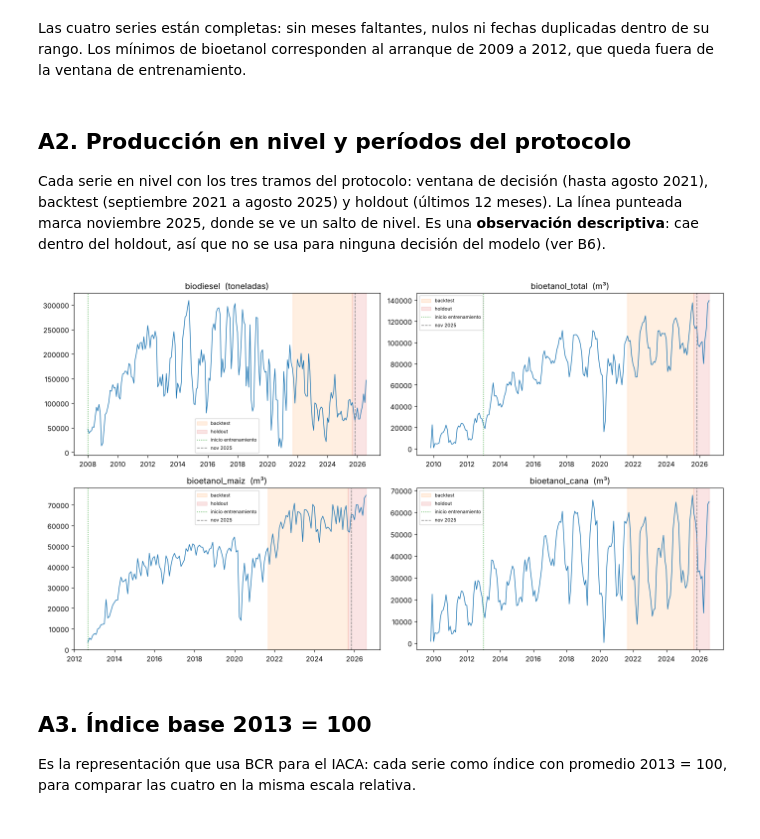
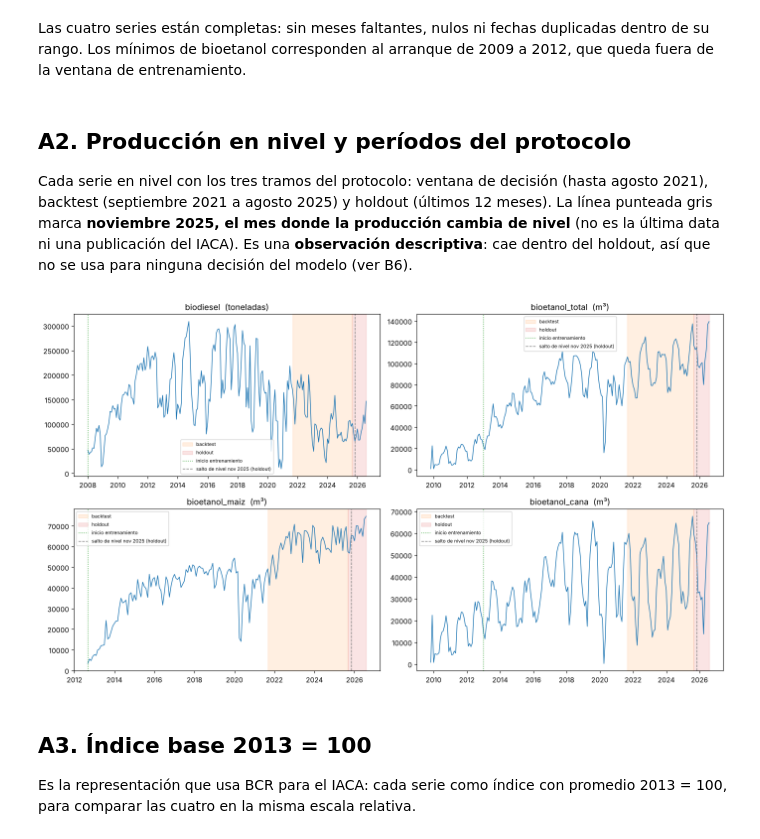
Before and after one commit to Lab2-BCR-UCA/Lab2-BCR, a Jupyter notebook: notebooks/eda_produccion.ipynb, the cells around one changed output. Drawn from its saved outputs; the diff is of its cells as text; code cells hidden in the pictures.

Commit message:
SCRUM-45: aclara el salto de nov 2025 en A2 y saca los tests con tendencia sobre Δlog

```diff
--- a/notebooks/eda_produccion.ipynb
+++ b/notebooks/eda_produccion.ipynb
@@ -119,23 +119,24 @@ arranque de 2009 a 2012, que queda fuera de la ventana de entrenamiento.
 
 Cada serie en nivel con los tres tramos del protocolo: ventana de decisión
 (hasta agosto 2021), backtest (septiembre 2021 a agosto 2025) y holdout
-(últimos 12 meses). La línea punteada marca noviembre 2025, donde se ve un
-salto de nivel. Es una **observación descriptiva**: cae dentro del holdout,
-así que no se usa para ninguna decisión del modelo (ver B6).
+(últimos 12 meses). La línea punteada gris marca **noviembre 2025, el mes
+donde la producción cambia de nivel** (no es la última data ni una
+publicación del IACA). Es una **observación descriptiva**: cae dentro del
+holdout, así que no se usa para ninguna decisión del modelo (ver B6).
 # %%
 CORTE_NOV25 = pd.Timestamp("2025-11-01")
 fig, axes = plt.subplots(2, 2, figsize=(14, 8))
 for ax, (nom, (s, u, ini)) in zip(axes.ravel(), SERIES.items()):
     s = s[s > 0]
     ax.plot(s.index, s.values, lw=1)
     ax.axvspan(INICIO_BACKTEST, INICIO_HOLDOUT, color="tab:orange", alpha=0.12, label="backtest")
     ax.axvspan(INICIO_HOLDOUT, s.index.max(), color="tab:red", alpha=0.12, label="holdout")
     ax.axvline(pd.Timestamp(ini), color="tab:green", ls=":", lw=1, label="inicio entrenamiento")
-    ax.axvline(CORTE_NOV25, color="gray", ls="--", lw=1, label="nov 2025")
+    ax.axvline(CORTE_NOV25, color="gray", ls="--", lw=1, label="salto de nivel nov 2025 (holdout)")
     ax.set_title(f"{nom}  ({u})"); ax.legend(fontsize=7)
 plt.tight_layout(); plt.show()
 # %% [output]
-[figure, old version]
+[figure, new version]
 # %% [markdown]
 ## A3. Índice base 2013 = 100
 
```
Also changed, not shown: parts of 3 cells of this notebook.
